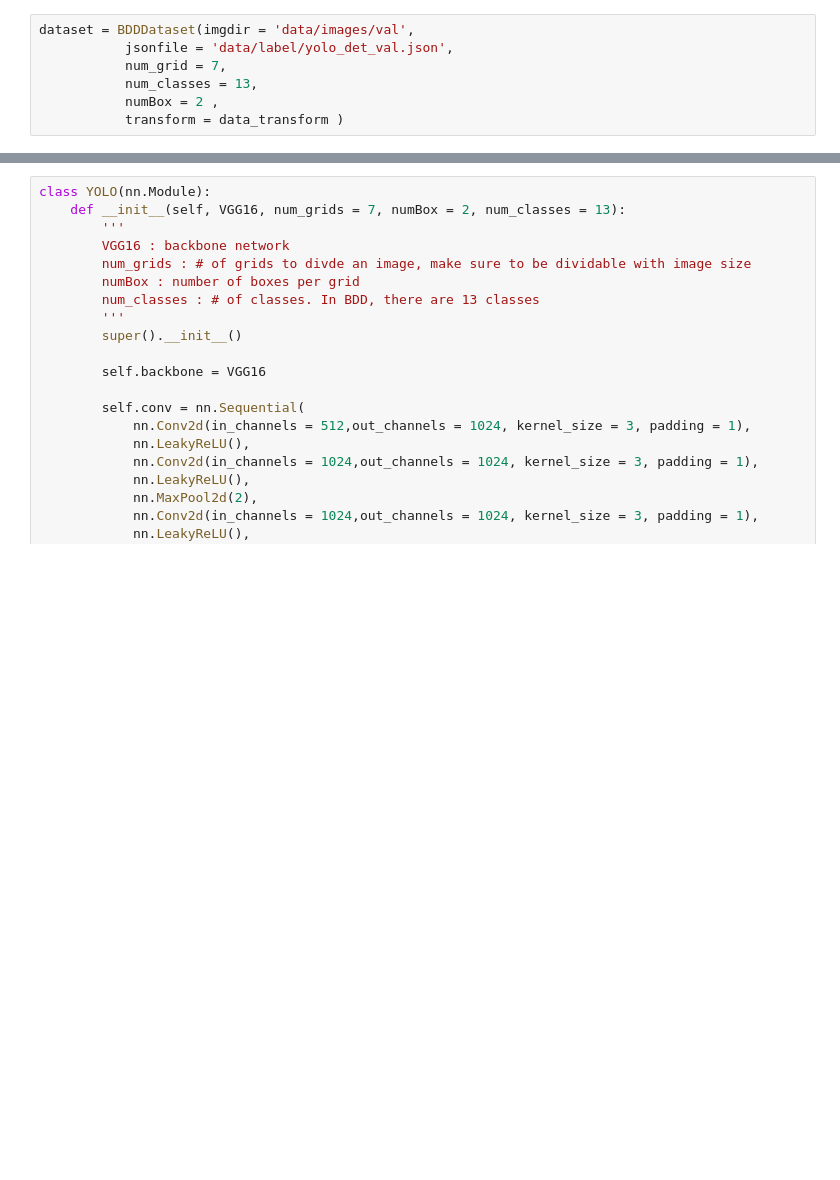
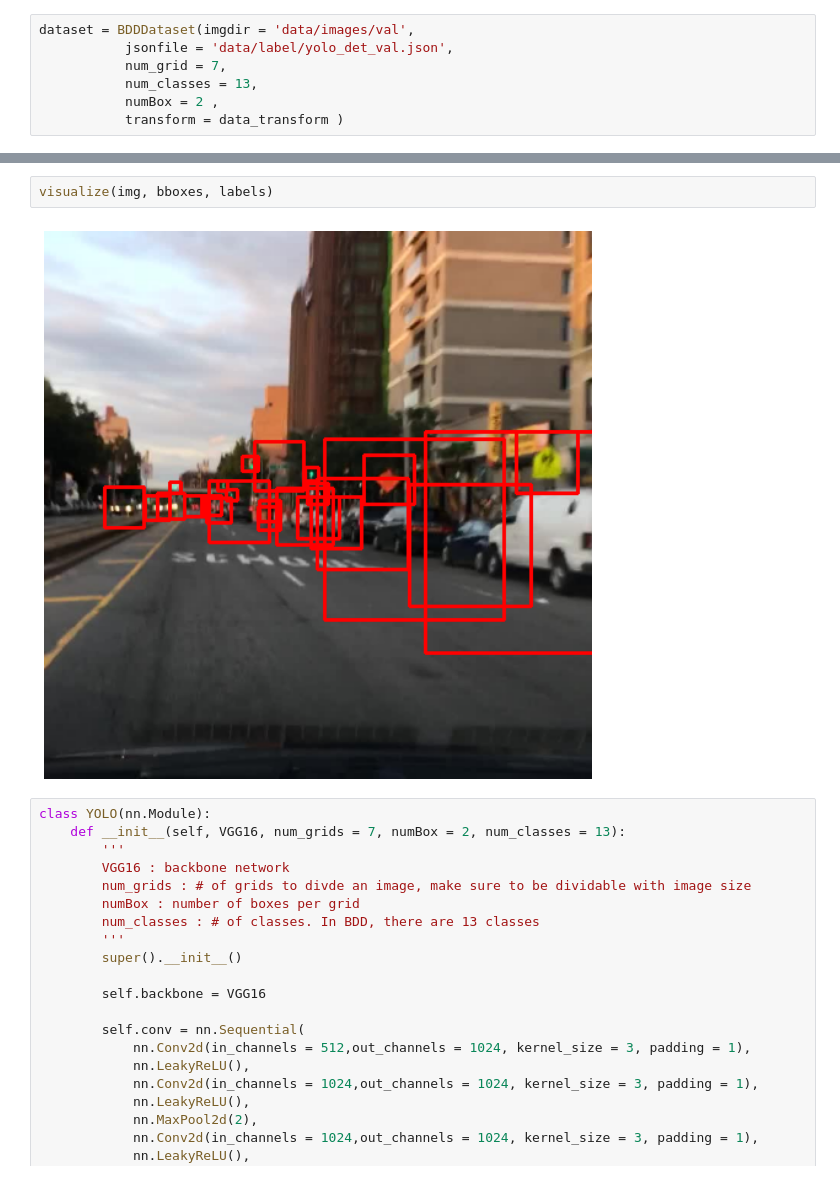
Before and after one commit to watanka/OBJECT_DETECTION, a Jupyter notebook: YOLOv1.ipynb, the cells around one changed output, grey strips where cells are left out. Cells and saved outputs as stored; diff of their text form; blank space fills up the shorter version.

```diff
--- a/YOLOv1.ipynb
+++ b/YOLOv1.ipynb
@@ -223,3 +321,7 @@ visualize(img, label_grid)
+# %%
+visualize(img, bboxes, labels)
+# %% [output]
+[figure, added]
 # %%
 class YOLO(nn.Module):
     def __init__(self, VGG16, num_grids = 7, numBox = 2, num_classes = 13):
```
Also changed, not shown: parts of 12 cells of this notebook, 1 other file.
